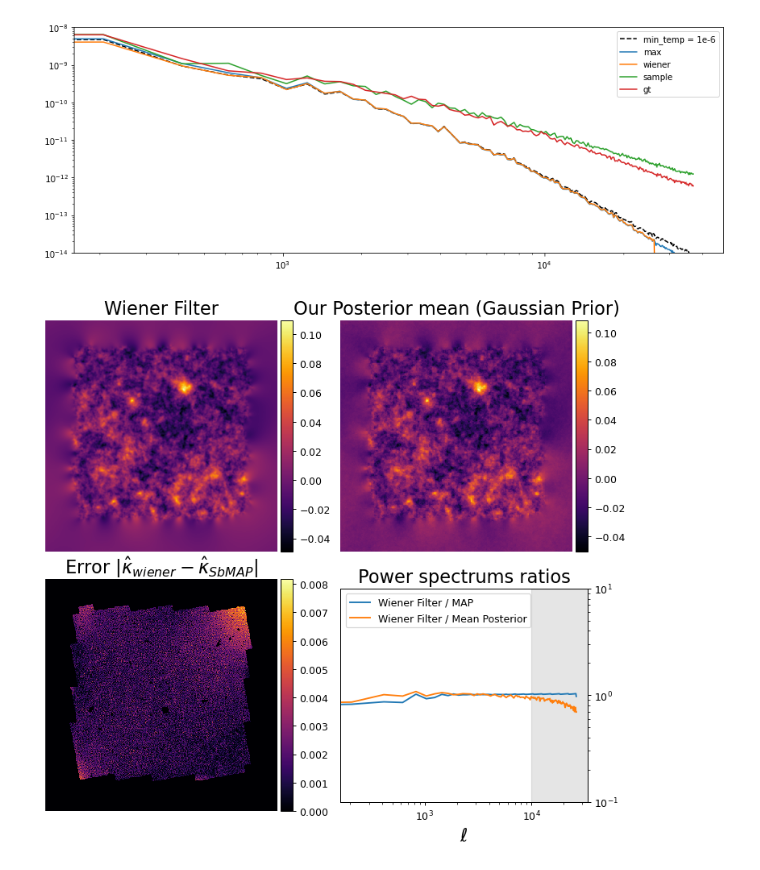
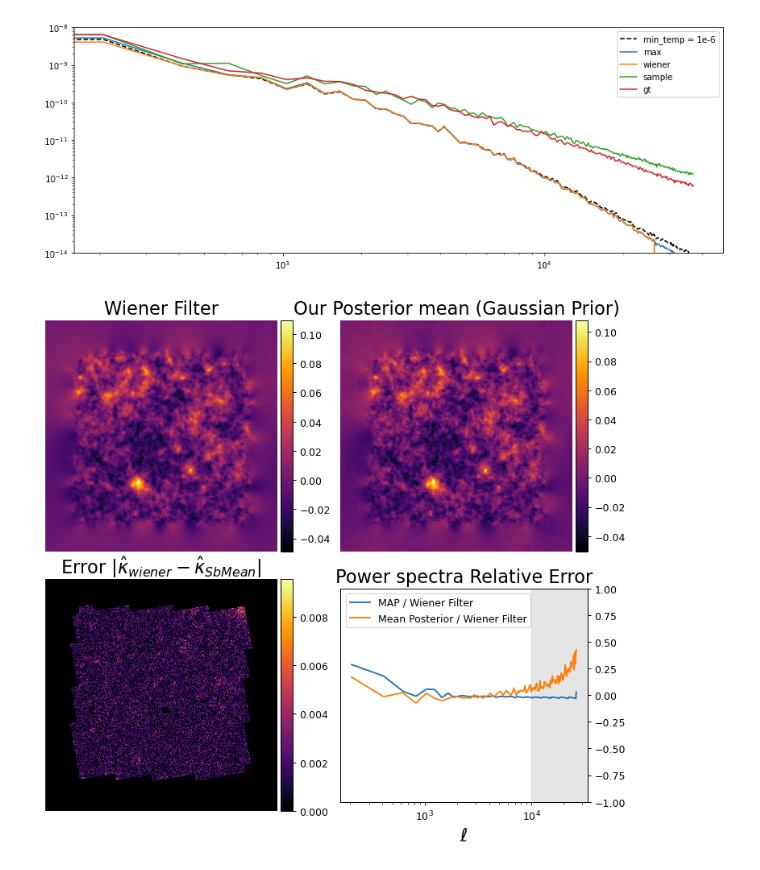
Before and after one commit to CosmoStat/jax-lensing, a Jupyter notebook: papers/Remy2021/WienerGaussianPrior.ipynb, the cells around one changed output. Saved outputs shown, nothing was run; the diff lists cells and outputs as text; code cells hidden in the pictures.

```diff
--- a/papers/Remy2021/WienerGaussianPrior.ipynb
+++ b/papers/Remy2021/WienerGaussianPrior.ipynb
@@ -147,7 +147,7 @@ from jax_lensing.samplers.tempered_sampling import TemperedMC
 # %%
 import numpy as onp
 
-batch_size = 50
+batch_size = 3
 
 initial_temperature = 1.
 initial_step_size = 0.013
@@ -265,0 +292,3 @@ print(trace[1][-1])
+# %%
+denoised = solution.y[:,-1].reshape([batch_size,360,360])
+denoised.shape
@@ -360,14 +417,5 @@ colorbar()
 # %%
-sol0 = np.load('../../results/gaussian/samples_1.npy')
-sol1 = np.load('../../results/gaussian/samples_2.npy')
-sol2 = np.load('../../results/gaussian/samples_3.npy')
-sol3 = np.load('../../results/gaussian/samples_4.npy')
-sol4 = np.load('../../results/gaussian/samples_5.npy')
-sol5 = np.load('../../results/gaussian/samples_6.npy')
-sol6 = np.load('../../results/gaussian/samples_7.npy')
-sol7 = np.load('../../results/gaussian/samples_8.npy')
-sol8 = np.load('../../results/gaussian/samples_9.npy')
-sol = np.concatenate([sol0, sol1, sol2, sol3, sol4, sol5, sol6, sol7, sol8], axis=0)
+# sol = denoised
 # %%
 resolution = 0.29 # arcmin/pixel
 pixel_size = np.pi * resolution / 180. / 60. #rad/pixel
@@ -384,7 +432,7 @@ k_nsm_map, ps_nsm_map = spectral.measure_power_spectrum(nsm_map, pixel_size)
 
 k_map, ps_map = spectral.measure_power_spectrum(kp, pixel_size)
 
-k_mean, ps_mean = spectral.measure_power_spectrum(sol[:,...].reshape(-1,360,360).mean(axis=0), pixel_size)
+k_mean, ps_mean = spectral.measure_power_spectrum(denoised[:,...].reshape(-1,360,360).mean(axis=0), pixel_size)
 
 k_sample, ps_sample = spectral.measure_power_spectrum(sol[0,...], pixel_size)
 # %%
@@ -407,50 +455,57 @@ fontsize=dict(fontsize=18)
 #_ = plt.figure(figsize=(10,10))
 fig, ax = plt.subplots(2,2, figsize=(8,8), dpi=90)
 
-im = ax[0,0].imshow(wf_e, **kwargs)
+im = ax[0,0].imshow(wf_e[::-1, ::-1], **kwargs)
 ax[0,0].set_title('Wiener Filter', **fontsize)
 ax[0,0].axis('off')#, colorbar()
 divider = make_axes_locatable(ax[0,0])
 cax = divider.append_axes("right", size="5%", pad=0.05)
 plt.colorbar(im, cax=cax)
 
 #im = ax[0,1].imshow(nsm_map, interpolation='None', **kwargs)
-im = ax[0,1].imshow(sol.mean(0), interpolation='None', **kwargs)
+im = ax[0,1].imshow(sol.mean(0)[::-1, ::-1], interpolation='None', **kwargs)
 #ax[0,1].set_title('Score-based MAP (Gaussian Prior)', **fontsize)
 ax[0,1].set_title('Our Posterior mean (Gaussian Prior)', **fontsize)
 ax[0,1].axis('off')#,  plt.colorbar()
 divider = make_axes_locatable(ax[0,1])
 cax = divider.append_axes("right", size="5%", pad=0.05)
 plt.colorbar(im, cax=cax)
 
-im = ax[1,0].imshow(mask*np.abs(wf_e - nsm_map), interpolation='None', **kwargs)
-#im = ax[1,0].imshow(mask*np.abs(wf_e - sol.mean(0)), interpolation='None', **kwargs)
-ax[1,0].set_title(r'Error $\|\hat{\kappa}_{wiener}-\hat{\kappa}_{SbMAP}\|$', **fontsize)
+#im = ax[1,0].imshow(mask*np.abs(wf_e - nsm_map)[::-1, ::-1], interpolation='None', **kwargs)
+im = ax[1,0].imshow(mask*np.abs(wf_e - sol.mean(0)), interpolation='None', **kwargs)
+ax[1,0].set_title(r'Error $\|\hat{\kappa}_{wiener}-\hat{\kappa}_{SbMean}\|$', **fontsize)
 #ax[1,0].set_title(r'Error $\|\hat{\kappa}_{wiener}-\hat{\kappa}_\mathrm{Post. mean}\|$', **fontsize)
 ax[1,0].axis('off')#,  plt.colorbar()
 divider = make_axes_locatable(ax[1,0])
 cax = divider.append_axes("right", size="5%", pad=0.05)
 plt.colorbar(im, cax=cax)
 
-ps_ratio = ps_wiener/ps_nsm_map
-ps_ratio_mean = ps_wiener/ps_mean
-ax[1,1].set_title('Power spectrums ratios', **fontsize)
+#ps_ratio = ps_wiener/ps_nsm_map
+ps_ratio = (ps_nsm_map-ps_wiener)/ps_wiener
+#ps_ratio_mean = ps_wiener/ps_mean
+ps_ratio_mean = (ps_mean-ps_wiener)/ps_wiener
+ax[1,1].set_title('Power spectra Relative Error', **fontsize)
 ax[1,1].set_aspect('equal')
-ax[1,1].loglog(k_wiener[:128], ps_ratio[:128], label='Wiener Filter / MAP')
-ax[1,1].loglog(k_wiener[:128], ps_ratio_mean[:128], label='Wiener Filter / Mean Posterior')
+#ax[1,1].loglog(k_wiener[:128], ps_ratio[:128], label='MAP / Wiener Filter')
+#ax[1,1].loglog(k_wiener[:128], ps_ratio_mean[:128], label='Mean Posterior / Wiener Filter')
+ax[1,1].plot(k_wiener[1:128], ps_ratio[1:128], label='MAP / Wiener Filter')
+ax[1,1].plot(k_wiener[1:128], ps_ratio_mean[1:128], label='Mean Posterior / Wiener Filter')
+ax[1,1].set_xscale('log')
+#ax[1,1].set_ylim([1e-1, 2.])
+ax[1,1].set_ylim([-1., 1.])
 #ax[1,1].loglog(ps_wiener/ps_nsm_mean, '--', label='Wiener Filter / Posterior Mean')
-ax[1,1].set_ylim([1e-1, 1e1])
+#ax[1,1].set_ylim([1e-1, 1e1])
 ax[1,1].legend()
 ax[1,1].yaxis.tick_right()
 xmin, xmax = ax[1,1].get_xlim()
-ax[1,1].add_patch(Rectangle((1e4, 1e-1), xmax-1e4, (1e1)-(1e-1), color='k', alpha=0.1))
+ax[1,1].add_patch(Rectangle((1e4, -1.), xmax-1e4, (1.)-(-1.), color='k', alpha=0.1))
 ax[1,1].set_xlabel(r'$\ell$', fontsize=18)
 
 plt.tight_layout(pad=0., w_pad=1., h_pad=-3.)
 
-plt.savefig('gaussian-fig-5.pdf')
+plt.savefig('plots/gaussian-fig-5.pdf')
 # %% [output]
-[figure, old version]
+[figure, new version]
 # %%
 sol.shape
 # %% [output]
```
Also changed, not shown: parts of 20 cells of this notebook.
